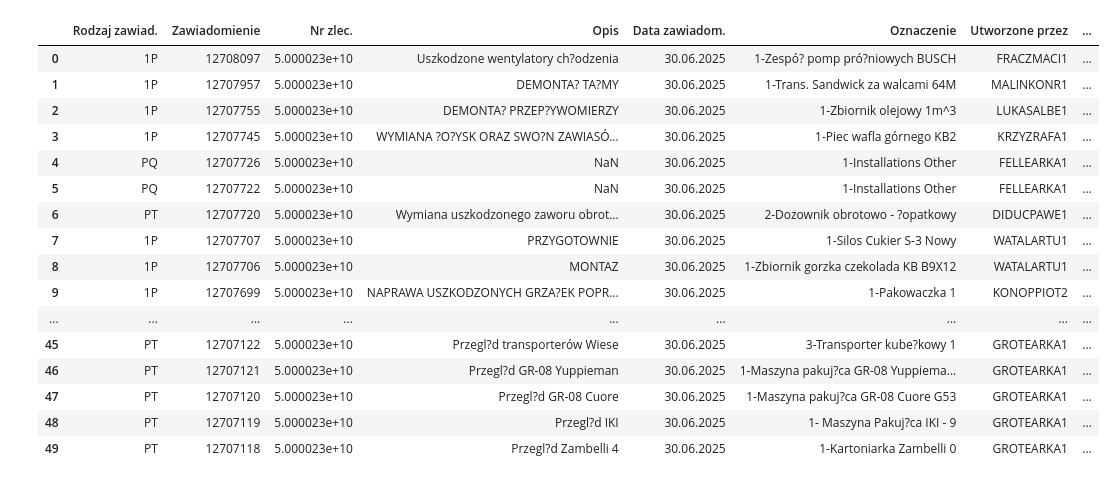
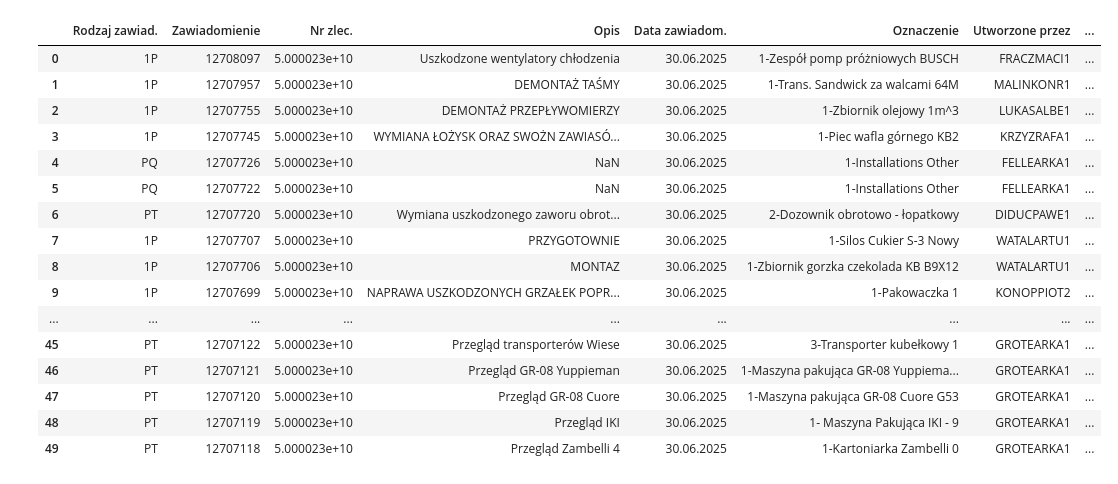
Before and after one commit to klaudiaban/ferrero, a Jupyter notebook: lista_zawiadomonień.ipynb, the cells around one changed output. Cells and saved outputs as stored; diff of their text form; code cells hidden in the pictures.

```diff
--- a/lista_zawiadomonień.ipynb
+++ b/lista_zawiadomonień.ipynb
@@ -1,23 +1,23 @@
 # %%
 import pandas as pd
 # %%
-df = pd.read_csv('lista_zawiadomień.csv', encoding='iso-8859-2', sep=";")
+df = pd.read_csv('lista_zawiadomień.csv', encoding='utf-8-sig', sep=";")
 df.head(50)
 # %% [output]
 |  | Rodzaj zawiad. | Zawiadomienie | Nr zlec. | Opis | Data zawiadom. | Oznaczenie | Utworzone przez | ... |
-| 0 | 1P | 12708097 | 5.000023e+10 | Uszkodzone wentylatory ch?odzenia | 30.06.2025 | 1-Zespó? pomp pró?niowych BUSCH | FRACZMACI1 | ... |
-| 1 | 1P | 12707957 | 5.000023e+10 | DEMONTA? TA?MY | 30.06.2025 | 1-Trans. Sandwick za walcami 64M | MALINKONR1 | ... |
-| 2 | 1P | 12707755 | 5.000023e+10 | DEMONTA? PRZEP?YWOMIERZY | 30.06.2025 | 1-Zbiornik olejowy 1m^3 | LUKASALBE1 | ... |
-| 3 | 1P | 12707745 | 5.000023e+10 | WYMIANA ?O?YSK ORAZ SWO?N ZAWIASÓ... | 30.06.2025 | 1-Piec wafla górnego KB2 | KRZYZRAFA1 | ... |
+| 0 | 1P | 12708097 | 5.000023e+10 | Uszkodzone wentylatory chłodzenia | 30.06.2025 | 1-Zespół pomp próżniowych BUSCH | FRACZMACI1 | ... |
+| 1 | 1P | 12707957 | 5.000023e+10 | DEMONTAŻ TAŚMY | 30.06.2025 | 1-Trans. Sandwick za walcami 64M | MALINKONR1 | ... |
+| 2 | 1P | 12707755 | 5.000023e+10 | DEMONTAŻ PRZEPŁYWOMIERZY | 30.06.2025 | 1-Zbiornik olejowy 1m^3 | LUKASALBE1 | ... |
+| 3 | 1P | 12707745 | 5.000023e+10 | WYMIANA ŁOŻYSK ORAZ SWOŻN ZAWIASÓ... | 30.06.2025 | 1-Piec wafla górnego KB2 | KRZYZRAFA1 | ... |
 | 4 | PQ | 12707726 | 5.000023e+10 | NaN | 30.06.2025 | 1-Installations Other | FELLEARKA1 | ... |
 | 5 | PQ | 12707722 | 5.000023e+10 | NaN | 30.06.2025 | 1-Installations Other | FELLEARKA1 | ... |
-| 6 | PT | 12707720 | 5.000023e+10 | Wymiana uszkodzonego zaworu obrot... | 30.06.2025 | 2-Dozownik obrotowo - ?opatkowy | DIDUCPAWE1 | ... |
+| 6 | PT | 12707720 | 5.000023e+10 | Wymiana uszkodzonego zaworu obrot... | 30.06.2025 | 2-Dozownik obrotowo - łopatkowy | DIDUCPAWE1 | ... |
 | 7 | 1P | 12707707 | 5.000023e+10 | PRZYGOTOWNIE | 30.06.2025 | 1-Silos Cukier S-3 Nowy | WATALARTU1 | ... |
 | 8 | 1P | 12707706 | 5.000023e+10 | MONTAZ | 30.06.2025 | 1-Zbiornik gorzka czekolada KB B9X12 | WATALARTU1 | ... |
-| 9 | 1P | 12707699 | 5.000023e+10 | NAPRAWA USZKODZONYCH GRZA?EK POPR... | 30.06.2025 | 1-Pakowaczka 1 | KONOPPIOT2 | ... |
+| 9 | 1P | 12707699 | 5.000023e+10 | NAPRAWA USZKODZONYCH GRZAŁEK POPR... | 30.06.2025 | 1-Pakowaczka 1 | KONOPPIOT2 | ... |
 | ... | ... | ... | ... | ... | ... | ... | ... | ... |
-| 45 | PT | 12707122 | 5.000023e+10 | Przegl?d transporterów Wiese | 30.06.2025 | 3-Transporter kube?kowy 1 | GROTEARKA1 | ... |
-| 46 | PT | 12707121 | 5.000023e+10 | Przegl?d GR-08 Yuppieman | 30.06.2025 | 1-Maszyna pakuj?ca GR-08 Yuppiema... | GROTEARKA1 | ... |
-| 47 | PT | 12707120 | 5.000023e+10 | Przegl?d GR-08 Cuore | 30.06.2025 | 1-Maszyna pakuj?ca GR-08 Cuore G53 | GROTEARKA1 | ... |
-| 48 | PT | 12707119 | 5.000023e+10 | Przegl?d IKI | 30.06.2025 | 1- Maszyna Pakuj?ca IKI - 9 | GROTEARKA1 | ... |
-| 49 | PT | 12707118 | 5.000023e+10 | Przegl?d Zambelli 4 | 30.06.2025 | 1-Kartoniarka Zambelli 0 | GROTEARKA1 | ... |
+| 45 | PT | 12707122 | 5.000023e+10 | Przegląd transporterów Wiese | 30.06.2025 | 3-Transporter kubełkowy 1 | GROTEARKA1 | ... |
+| 46 | PT | 12707121 | 5.000023e+10 | Przegląd GR-08 Yuppieman | 30.06.2025 | 1-Maszyna pakująca GR-08 Yuppiema... | GROTEARKA1 | ... |
+| 47 | PT | 12707120 | 5.000023e+10 | Przegląd GR-08 Cuore | 30.06.2025 | 1-Maszyna pakująca GR-08 Cuore G53 | GROTEARKA1 | ... |
+| 48 | PT | 12707119 | 5.000023e+10 | Przegląd IKI | 30.06.2025 | 1- Maszyna Pakująca IKI - 9 | GROTEARKA1 | ... |
+| 49 | PT | 12707118 | 5.000023e+10 | Przegląd Zambelli 4 | 30.06.2025 | 1-Kartoniarka Zambelli 0 | GROTEARKA1 | ... |
```
Also changed, not shown: parts of 11 cells of this notebook.
